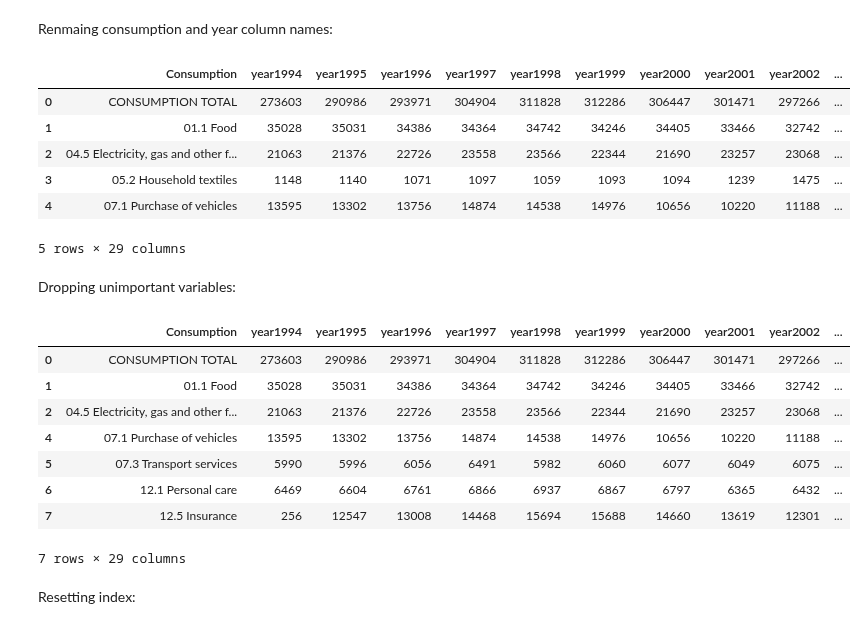
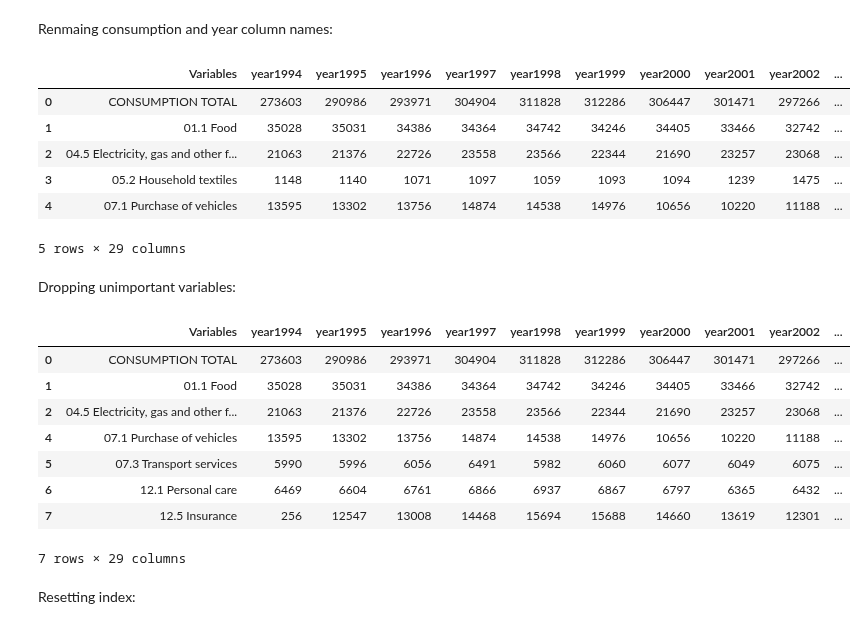
Before and after one commit to NumEconCopenhagen/projects-2023-EFS, a Jupyter notebook: dataproject/St_data_p.ipynb, the cells around one changed output. Saved outputs shown, nothing was run; the diff lists cells and outputs as text; code cells hidden in the pictures.

```diff
--- a/dataproject/St_data_p.ipynb
+++ b/dataproject/St_data_p.ipynb
@@ -204,15 +208,15 @@ cop.head(10)
 # %% [markdown]
 Renmaing consumption and year column names:
 # %%
-cop.rename(columns = {'Unnamed: 2':'Consumption'}, inplace=True)
+cop.rename(columns = {'Unnamed: 2':'Variables'}, inplace=True)
 
 col_dict = {}
 col_dict = {str(i) : f'year{i}' for i in range(1994,2021+1)}
 cop.rename(columns = col_dict, inplace=True)
 
 cop.head(5)
 # %% [output]
-|  | Consumption | year1994 | year1995 | year1996 | year1997 | year1998 | year1999 | year2000 | year2001 | year2002 | ... |
+|  | Variables | year1994 | year1995 | year1996 | year1997 | year1998 | year1999 | year2000 | year2001 | year2002 | ... |
 | 0 | CONSUMPTION TOTAL | 273603 | 290986 | 293971 | 304904 | 311828 | 312286 | 306447 | 301471 | 297266 | ... |
 | 1 | 01.1 Food | 35028 | 35031 | 34386 | 34364 | 34742 | 34246 | 34405 | 33466 | 32742 | ... |
 | 2 | 04.5 Electricity, gas and other f... | 21063 | 21376 | 22726 | 23558 | 23566 | 22344 | 21690 | 23257 | 23068 | ... |
@@ -223,12 +227,12 @@ cop.head(5)
 Dropping unimportant variables:
 # %%
 # Build up a logical index I
-I = cop.Consumption.str.contains('Household textiles')
+I = cop.Variables.str.contains('Household textiles')
 cop.loc[I, :]
 cop = cop.loc[I == False] # keeping everything else
 cop.head(10)
 # %% [output]
-|  | Consumption | year1994 | year1995 | year1996 | year1997 | year1998 | year1999 | year2000 | year2001 | year2002 | ... |
+|  | Variables | year1994 | year1995 | year1996 | year1997 | year1998 | year1999 | year2000 | year2001 | year2002 | ... |
 | 0 | CONSUMPTION TOTAL | 273603 | 290986 | 293971 | 304904 | 311828 | 312286 | 306447 | 301471 | 297266 | ... |
 | 1 | 01.1 Food | 35028 | 35031 | 34386 | 34364 | 34742 | 34246 | 34405 | 33466 | 32742 | ... |
 | 2 | 04.5 Electricity, gas and other f... | 21063 | 21376 | 22726 | 23558 | 23566 | 22344 | 21690 | 23257 | 23068 | ... |
```
Also changed, not shown: parts of 11 cells of this notebook.
